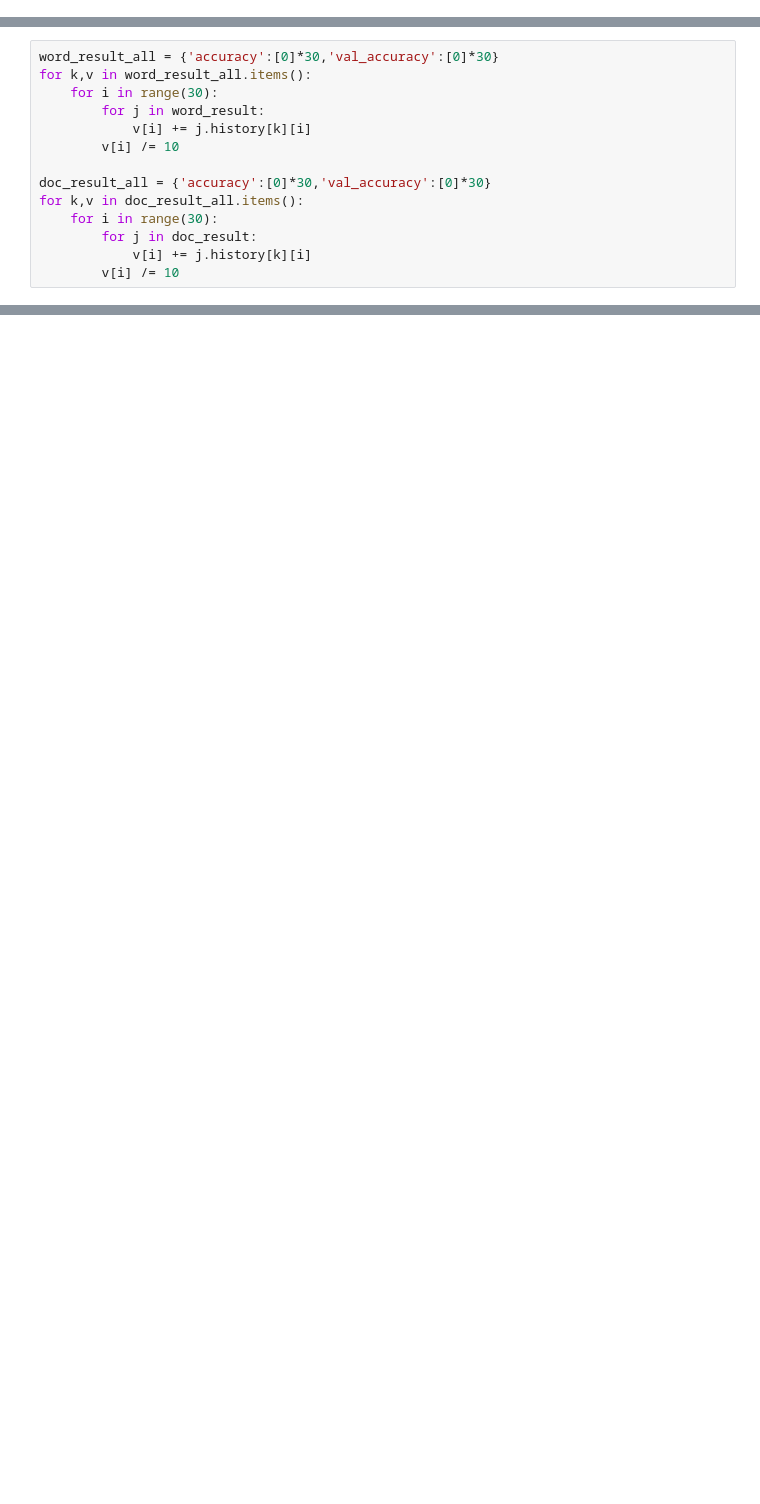
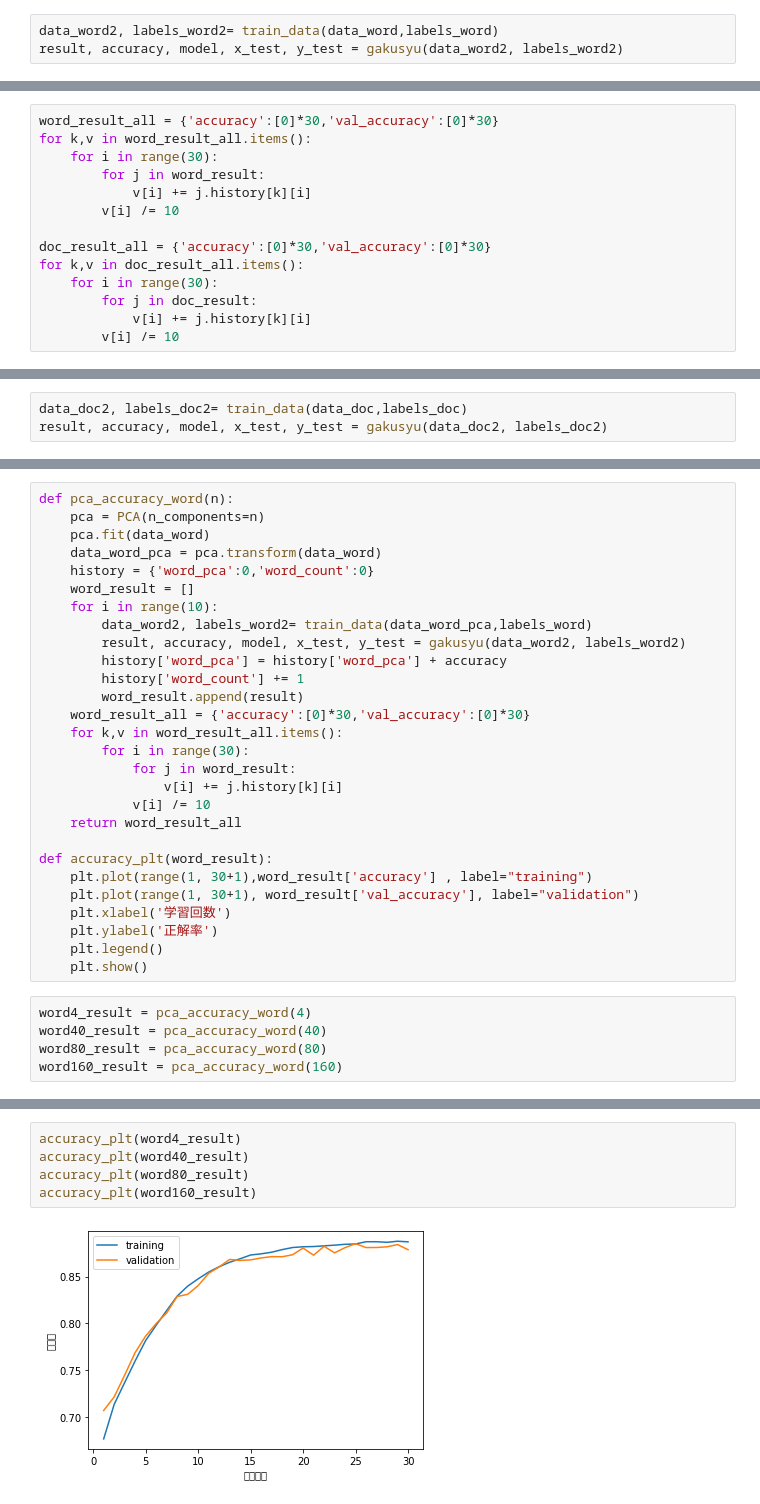
Before and after one commit to wsinwsin/-, a Jupyter notebook: 企業データ.ipynb, the cells around one changed output, grey strips where cells are left out. Cells and saved outputs as stored; diff of their text form; blank space fills up the shorter version.

```diff
--- a/企業データ.ipynb
+++ b/企業データ.ipynb
@@ -238,3 +262,6 @@ def miss_count(miss_count,x_test, y_test,typ = 'word'):
 history = {'word2vec':0,'doc2vec':0,'w_count':0,'d_count':0}
 word_result = []
 doc_result = []
+# %%
+data_word2, labels_word2= train_data(data_word,labels_word)
+result, accuracy, model, x_test, y_test = gakusyu(data_word2, labels_word2)
@@ -322,0 +409,3 @@ plt.show()
+# %%
+data_doc2, labels_doc2= train_data(data_doc,labels_doc)
+result, accuracy, model, x_test, y_test = gakusyu(data_doc2, labels_doc2)
@@ -334,0 +447,33 @@ ValueError: Classification metrics can't handle a mix of multilabel-indicator an
+# %%
+def pca_accuracy_word(n):
+    pca = PCA(n_components=n)
+    pca.fit(data_word)
+    data_word_pca = pca.transform(data_word)
+    history = {'word_pca':0,'word_count':0}
+    word_result = []
+    for i in range(10):
+        data_word2, labels_word2= train_data(data_word_pca,labels_word)
+        result, accuracy, model, x_test, y_test = gakusyu(data_word2, labels_word2)
+        history['word_pca'] = history['word_pca'] + accuracy
+        history['word_count'] += 1
+        word_result.append(result)
+    word_result_all = {'accuracy':[0]*30,'val_accuracy':[0]*30}
+    for k,v in word_result_all.items():
+        for i in range(30):
+            for j in word_result:
+                v[i] += j.history[k][i]
+            v[i] /= 10
+    return word_result_all
+
+def accuracy_plt(word_result):
+    plt.plot(range(1, 30+1),word_result['accuracy'] , label="training")
+    plt.plot(range(1, 30+1), word_result['val_accuracy'], label="validation")
+    plt.xlabel('学習回数')
+    plt.ylabel('正解率')
+    plt.legend()
+    plt.show()
+# %%
+word4_result = pca_accuracy_word(4)
+word40_result = pca_accuracy_word(40)
+word80_result = pca_accuracy_word(80)
+word160_result = pca_accuracy_word(160)
@@ -334,0 +498,7 @@ ValueError: Classification metrics can't handle a mix of multilabel-indicator an
+# %%
+accuracy_plt(word4_result)
+accuracy_plt(word40_result)
+accuracy_plt(word80_result)
+accuracy_plt(word160_result)
+# %% [output]
+[figure, added]
```
Also changed, not shown: parts of 36 cells of this notebook, 1 other file.
